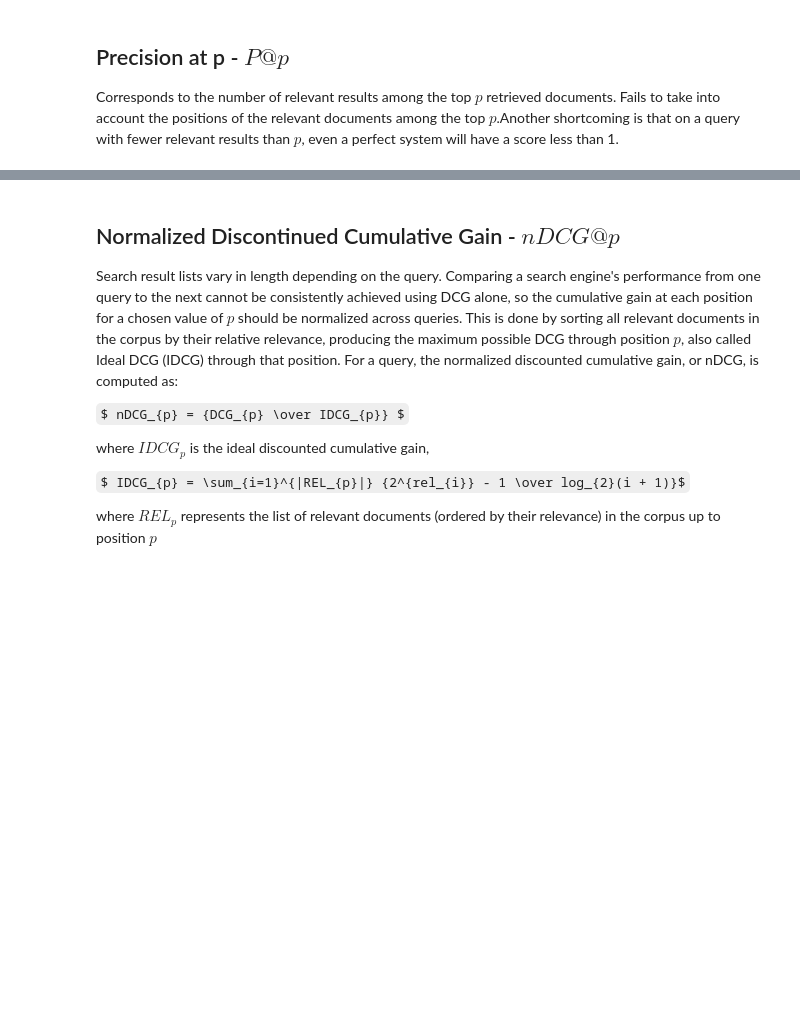
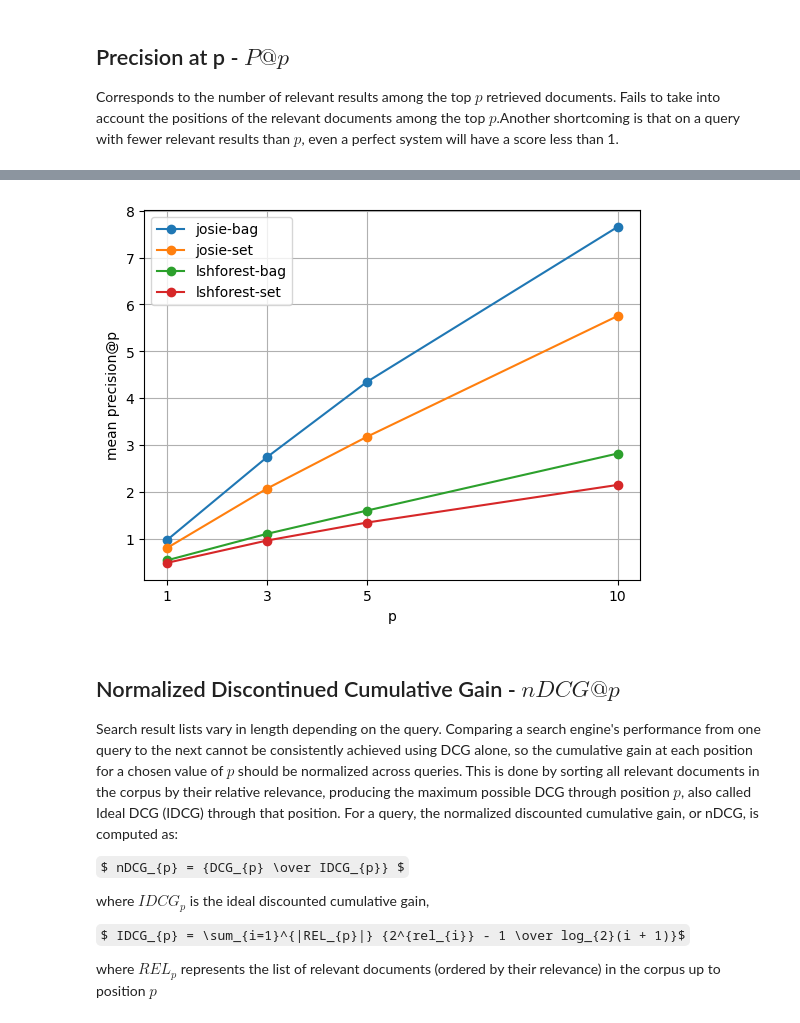
Before and after one commit to nanni00/datalake-table-finder, a Jupyter notebook: experiments/main/analysis.ipynb, the cells around one changed output, grey strips where cells are left out. Cells and saved outputs as stored; diff of their text form; code cells hidden in the pictures; some formulas as TeX source; blank space fills up the shorter version.

```diff
--- a/experiments/main/analysis.ipynb
+++ b/experiments/main/analysis.ipynb
@@ -88,17 +156,7 @@ mongoclient, collections = get_mongodb_collections(small)
 ## Precision at p - $P@p$
 Corresponds to the number of relevant results among the top $p$ retrieved documents. Fails to take into account the positions of the relevant documents among the top $p$.Another shortcoming is that on a query with fewer relevant results than $p$, even a perfect system will have a score less than 1.
 # %%
-k_precision = 5
-
-solvers = dict()
-
-for algorithm in algorithms:
-    for mode in modes:
-        fname = f"{results_dir}/a{algorithm}_m{mode}_k{p}_extracted.csv"
-
-        if not os.path.exists(fname):
-            continue
-        solvers[(algorithm, mode)] = pd.read_csv(fname).convert_dtypes()
+k_precisions = [1, 3, 5, 10]
 
 precision_at_k_results = []
 
@@ -107,12 +165,13 @@ for query_id in silver_standard.keys():
     avg_overlap = round(statistics.mean(qss), 3)
     stdev_overlap = round(statistics.stdev(qss))
 
-    for solver, result in solvers.items():
-        ids = result[result['query_id'] == query_id]['result_id'].values.tolist()
-        real_topk = [x[0] for x in silver_standard[query_id][:k_precision]]
-        precision_at_k = set(real_topk).intersection(ids)
+    for (algorithm, mode), data in results.groupby(by=["algorithm", "mode"]):
+        ids = data[data['query_id'] == query_id]['result_id'].values.tolist()
+        for k_precision in k_precisions:
+            real_topk = [x[0] for x in silver_standard[query_id][:k_precision]]
+            precision_at_k = set(real_topk).intersection(ids)
 
-        precision_at_k_results.append([query_id, len(qss), avg_overlap, stdev_overlap, solver[0], solver[1], k_precision, len(precision_at_k)])
+            precision_at_k_results.append([query_id, len(qss), avg_overlap, stdev_overlap, algorithm, mode, k_precision, len(precision_at_k)])
 
 columns = [
     'query_id',
@@ -127,4 +186,4 @@ columns = [
 
 precision_at_k_results = pd.DataFrame(precision_at_k_results, columns=columns)
 precision_at_k = precision_at_k_results.sort_values(by=['silver_std_size', 'query_id'], ascending=False)
-precision_at_k
+# precision_at_k
@@ -148,0 +190,3 @@ precision_at_k
+# %%
+patk_pivot = pd.pivot_table(precision_at_k, values=['precision_at_k'], index=['algorithm', 'mode'], columns=['k'], aggfunc=['mean', 'std', 'max'])
+patk_pivot
@@ -149,3 +205,13 @@ precision_at_k
+# %%
+for row, label in zip(patk_pivot['mean', 'precision_at_k'].values, patk_pivot.index):
+    plt.plot([1, 3, 5, 10], row, 'o-', label=f'{label[0]}-{label[1]}')
+plt.xticks([1, 3, 5, 10], [1, 3, 5, 10])
+plt.xlabel('p')
+plt.ylabel('mean precision@p')
+plt.legend()
+plt.grid()
+# %% [output]
+[figure, added]
 # %% [markdown]
 ## Normalized Discontinued Cumulative Gain - $nDCG@p$
 
```
Also changed, not shown: parts of 36 cells of this notebook, 12 other files.
